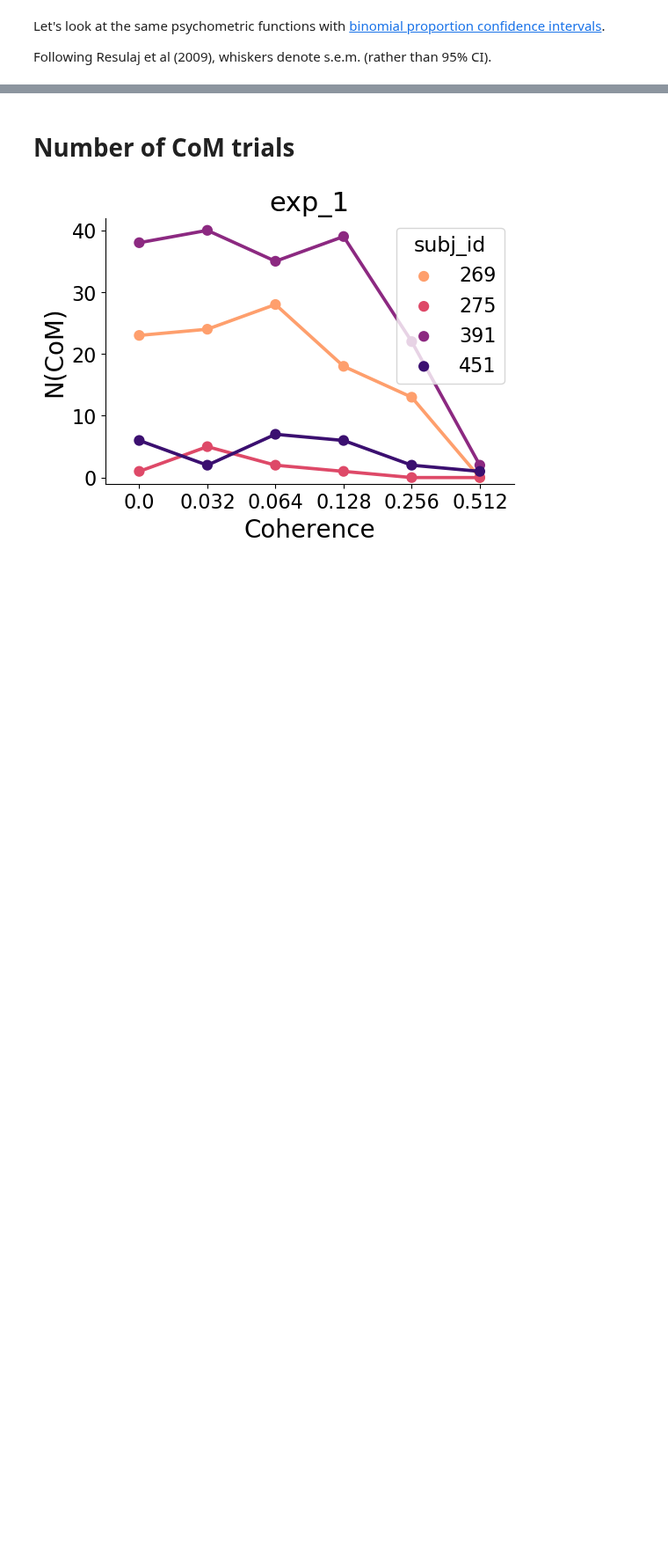
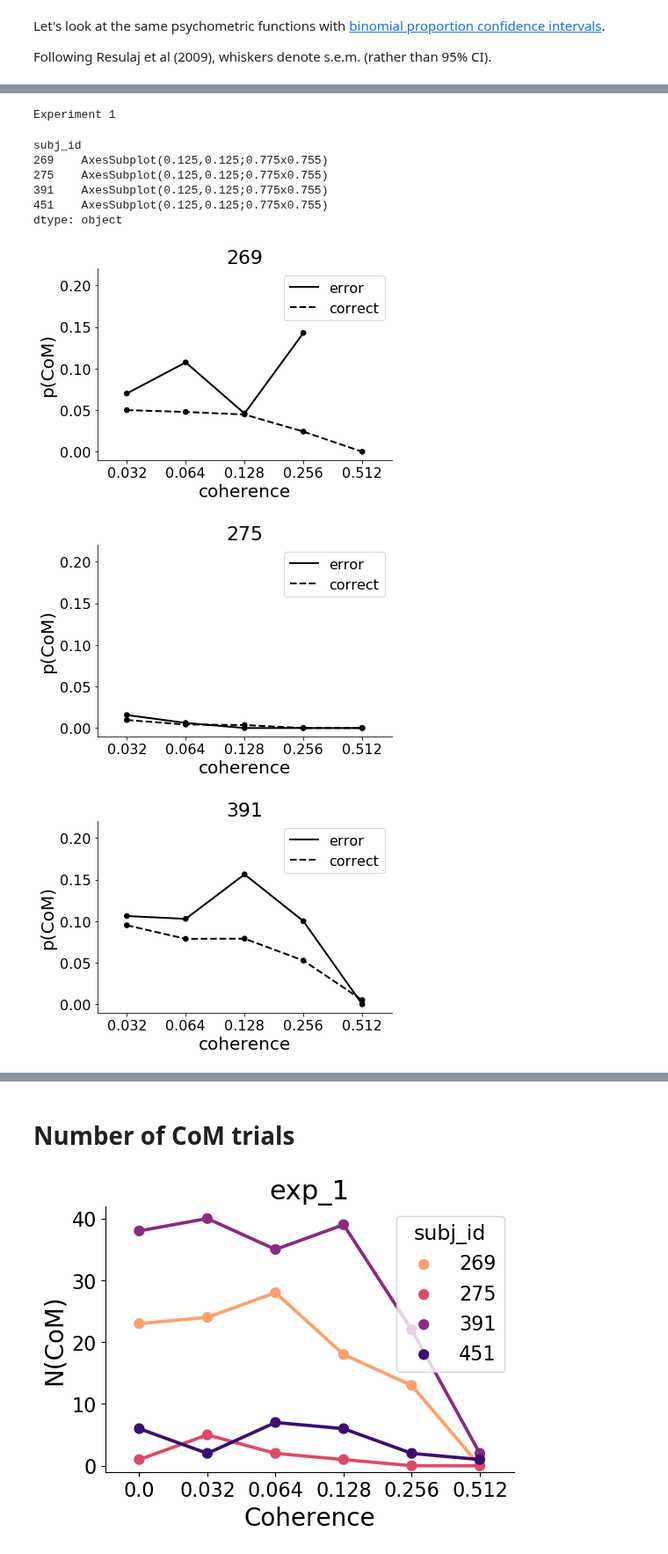
Before and after one commit to cherepaha/eyehandrdk, a Jupyter notebook: psychometrics.ipynb, the cells around one changed output, grey strips where cells are left out. Shown at 88% size. Drawn from its saved outputs; the diff is of its cells as text; code cells hidden in the pictures; blank space fills up the shorter version.

```diff
--- a/psychometrics.ipynb
+++ b/psychometrics.ipynb
@@ -168,0 +275,14 @@ plot_psychometric_function_ci(choices_2, exp_2)
+# %%
+print('Experiment 1')
+choices_1.groupby('subj_id').apply(lambda c: plot_p_com_by_is_correct(c, c.name))
+# %% [output]
+Experiment 1
+subj_id
+269    AxesSubplot(0.125,0.125;0.775x0.755)
+275    AxesSubplot(0.125,0.125;0.775x0.755)
+391    AxesSubplot(0.125,0.125;0.775x0.755)
+451    AxesSubplot(0.125,0.125;0.775x0.755)
+dtype: object
+[figure, added]
+[figure, added]
+[figure, added]
```
Also changed, not shown: parts of 10 cells of this notebook.
